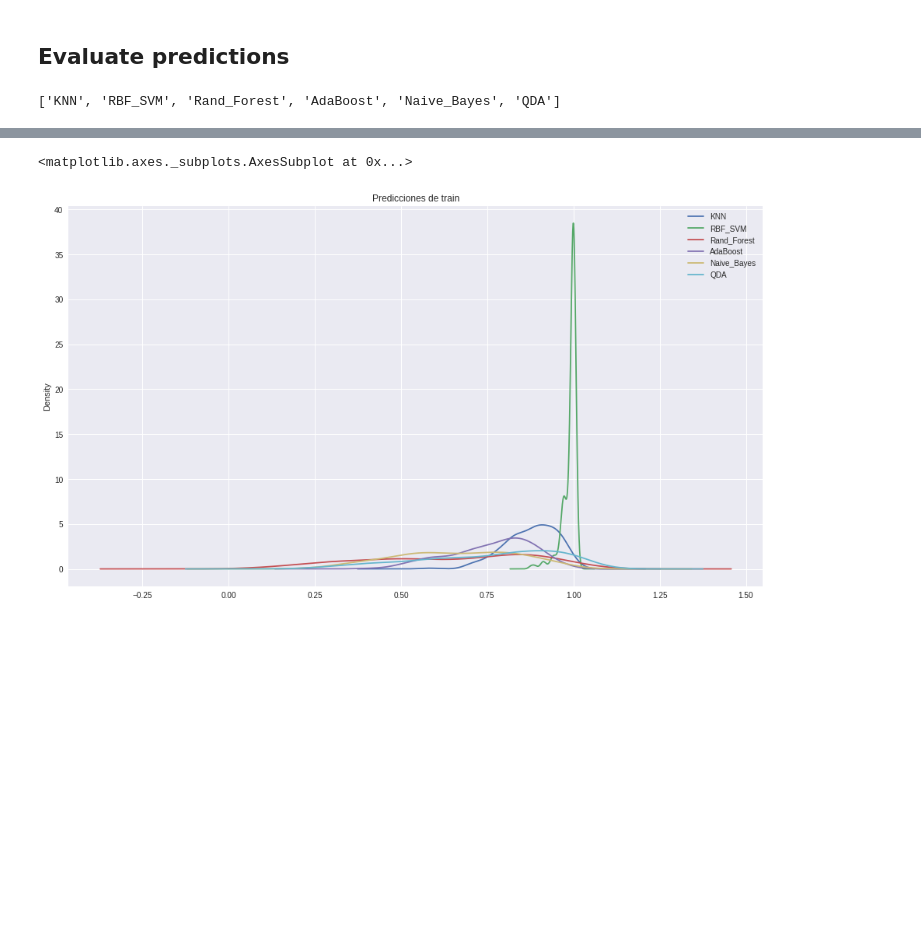
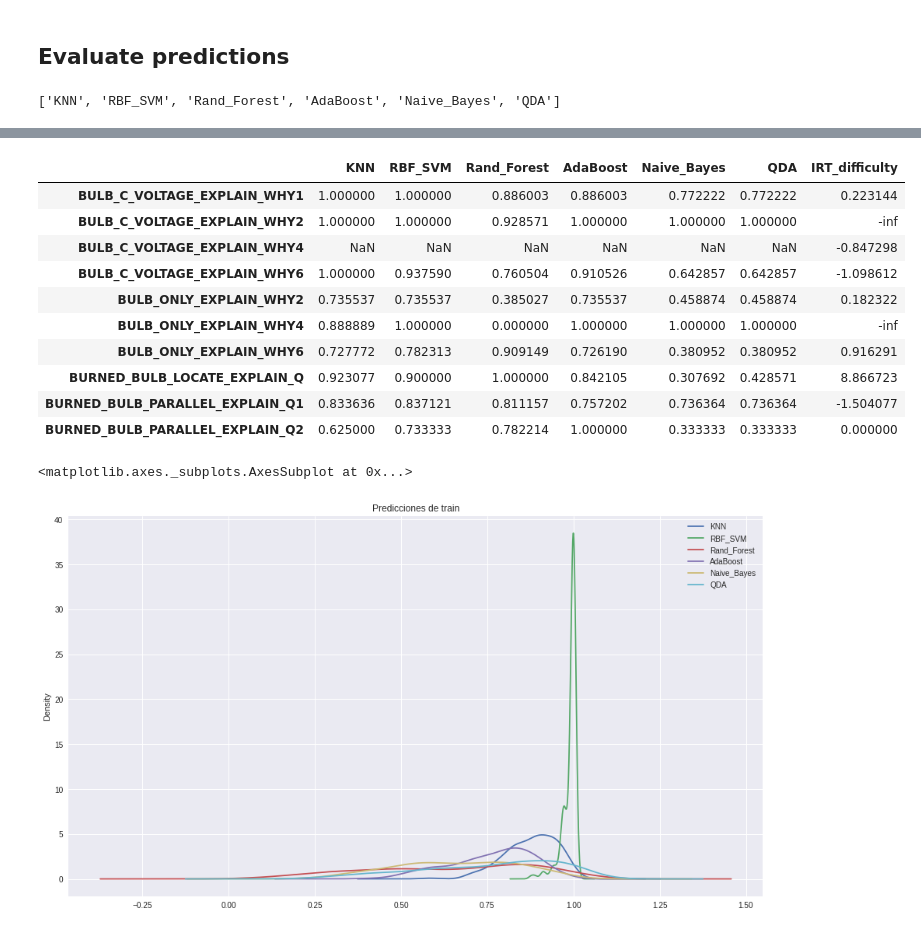
Before and after one commit to Yagwar/ASAG_Test, a Jupyter notebook: clasiff_eval_items_compare.ipynb, the cells around one changed output, grey strips where cells are left out. Cells and saved outputs as stored; diff of their text form; code cells hidden in the pictures; blank space fills up the shorter version.

```diff
--- a/clasiff_eval_items_compare.ipynb
+++ b/clasiff_eval_items_compare.ipynb
@@ -332,3 +314,17 @@ test_results=pd.read_csv(drive_path+'test_results.csv',index_col=0)
+# %%
+test_results.head(10)
+# %% [output]
+|  | KNN | RBF_SVM | Rand_Forest | AdaBoost | Naive_Bayes | QDA | IRT_difficulty |
+| BULB_C_VOLTAGE_EXPLAIN_WHY1 | 1.000000 | 1.000000 | 0.886003 | 0.886003 | 0.772222 | 0.772222 | 0.223144 |
+| BULB_C_VOLTAGE_EXPLAIN_WHY2 | 1.000000 | 1.000000 | 0.928571 | 1.000000 | 1.000000 | 1.000000 | -inf |
+| BULB_C_VOLTAGE_EXPLAIN_WHY4 | NaN | NaN | NaN | NaN | NaN | NaN | -0.847298 |
+| BULB_C_VOLTAGE_EXPLAIN_WHY6 | 1.000000 | 0.937590 | 0.760504 | 0.910526 | 0.642857 | 0.642857 | -1.098612 |
+| BULB_ONLY_EXPLAIN_WHY2 | 0.735537 | 0.735537 | 0.385027 | 0.735537 | 0.458874 | 0.458874 | 0.182322 |
+| BULB_ONLY_EXPLAIN_WHY4 | 0.888889 | 1.000000 | 0.000000 | 1.000000 | 1.000000 | 1.000000 | -inf |
+| BULB_ONLY_EXPLAIN_WHY6 | 0.727772 | 0.782313 | 0.909149 | 0.726190 | 0.380952 | 0.380952 | 0.916291 |
+| BURNED_BULB_LOCATE_EXPLAIN_Q | 0.923077 | 0.900000 | 1.000000 | 0.842105 | 0.307692 | 0.428571 | 8.866723 |
+| BURNED_BULB_PARALLEL_EXPLAIN_Q1 | 0.833636 | 0.837121 | 0.811157 | 0.757202 | 0.736364 | 0.736364 | -1.504077 |
+| BURNED_BULB_PARALLEL_EXPLAIN_Q2 | 0.625000 | 0.733333 | 0.782214 | 1.000000 | 0.333333 | 0.333333 | 0.000000 |
 # %%
 train_results.iloc[:,:-1].plot.density(figsize=(16,9), title="Predicciones de train")
 test_results.iloc[:,:-1].plot.density(figsize=(16,9), title="Predicciones de test")
```
Also changed, not shown: parts of 8 cells of this notebook.
